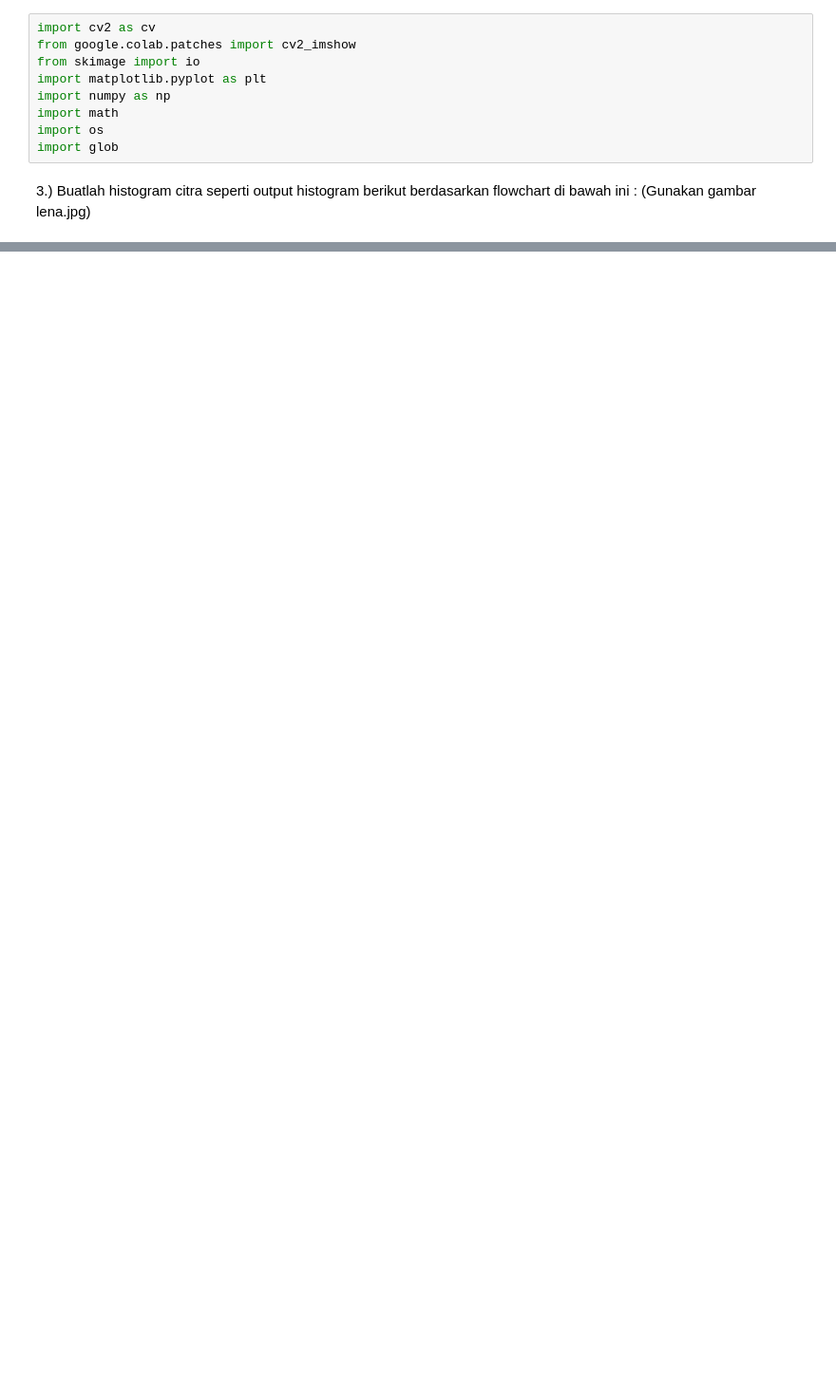
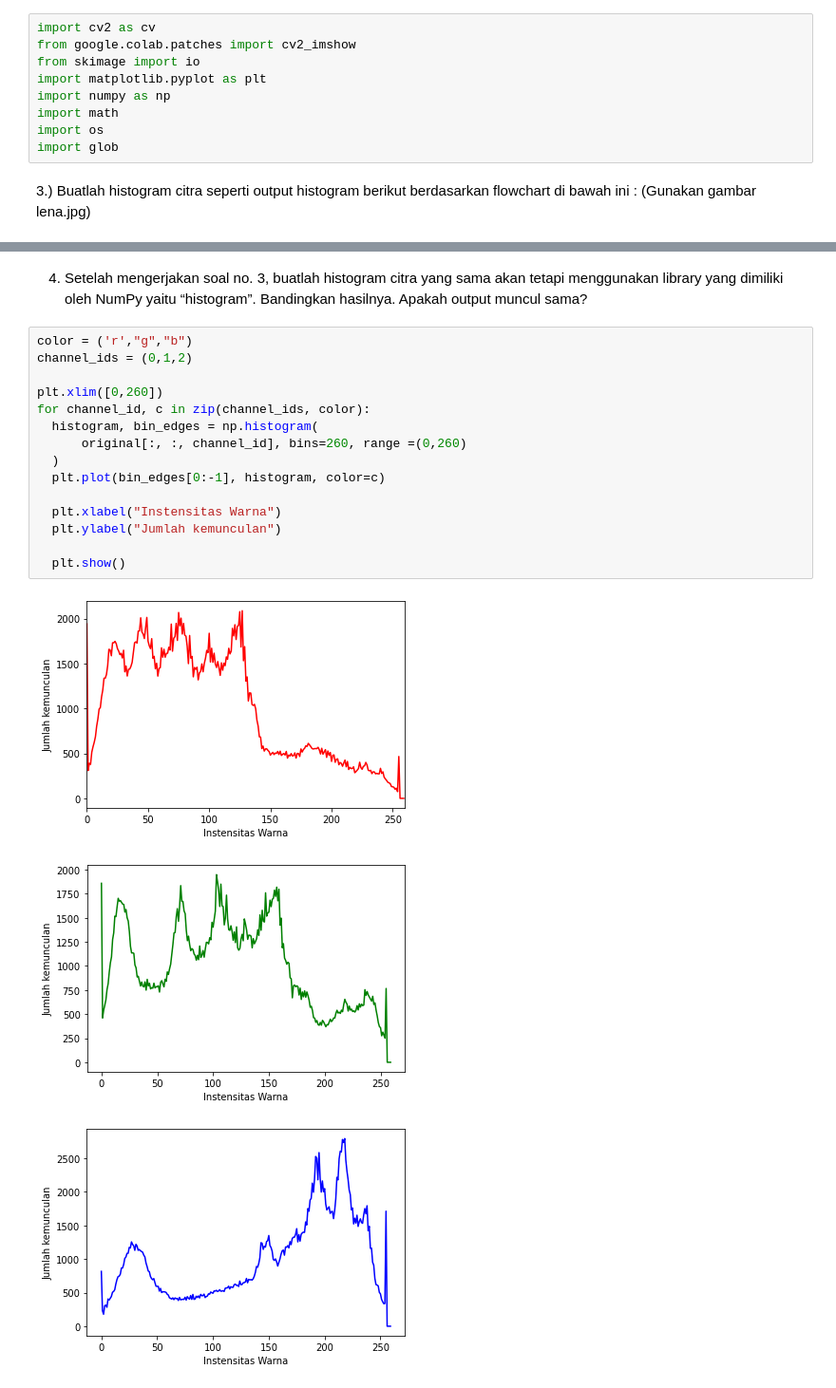
Before and after one commit to novita824/PCVK_Genap_2023, a Jupyter notebook: Week6.ipynb, the cells around one changed output, grey strips where cells are left out. Shown: that part at 95% size. Drawn from its saved outputs; the diff is of its cells as text; blank space fills up the shorter version.

```diff
--- a/Week6.ipynb
+++ b/Week6.ipynb
@@ -46,0 +47,23 @@ axs[2].bar(angka, blue, color='blue')
+# %% [markdown]
+4. Setelah mengerjakan soal no. 3, buatlah histogram citra yang sama akan tetapi
+menggunakan library yang dimiliki oleh NumPy yaitu “histogram”. Bandingkan
+hasilnya. Apakah output muncul sama?
+# %%
+color = ('r',"g","b")
+channel_ids = (0,1,2)
+
+plt.xlim([0,260])
+for channel_id, c in zip(channel_ids, color):
+  histogram, bin_edges = np.histogram(
+      original[:, :, channel_id], bins=260, range =(0,260)
+  )
+  plt.plot(bin_edges[0:-1], histogram, color=c)
+
+  plt.xlabel("Instensitas Warna")
+  plt.ylabel("Jumlah kemunculan")
+
+  plt.show()
+# %% [output]
+[figure, added]
+[figure, added]
+[figure, added]
```
Also changed, not shown: parts of 4 cells of this notebook.
